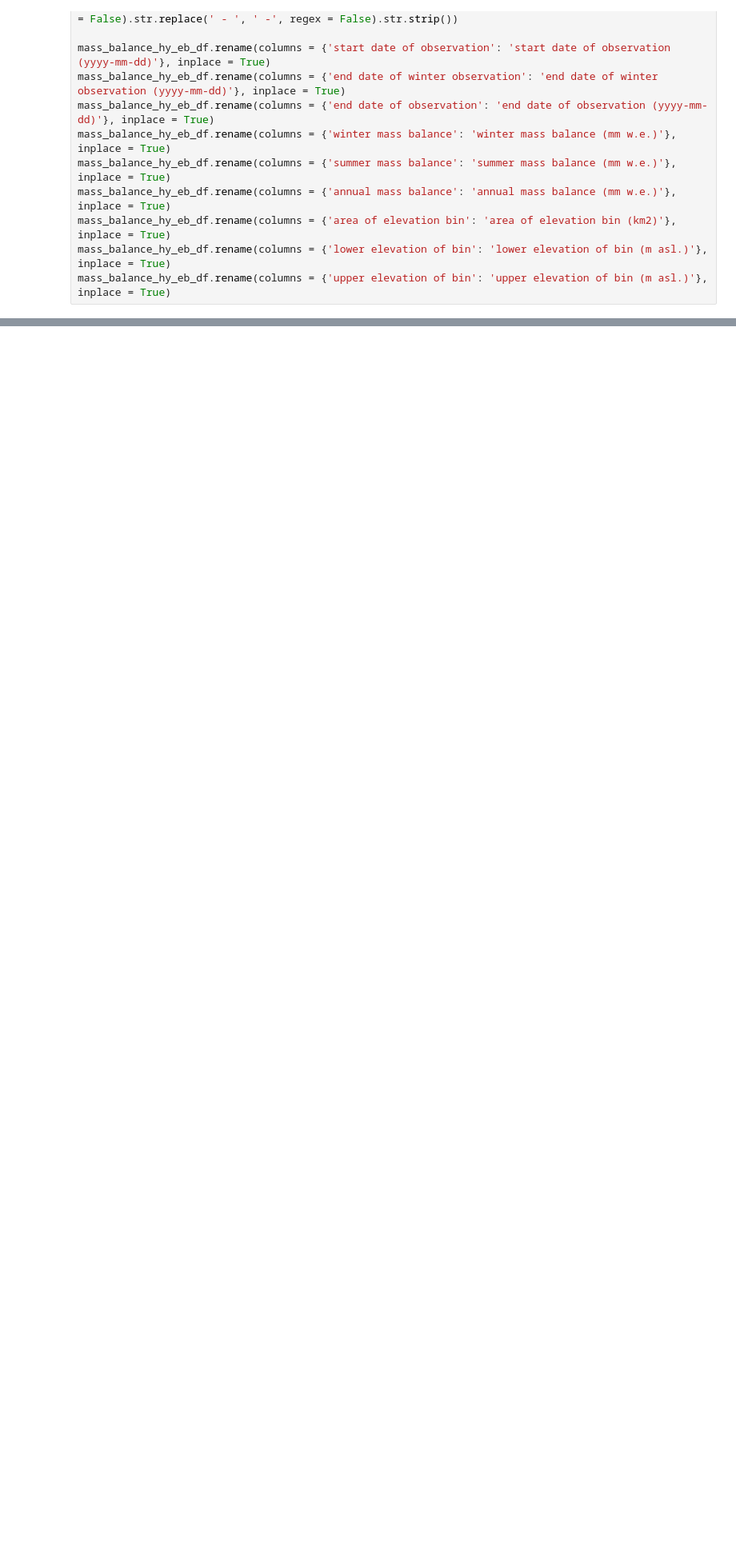
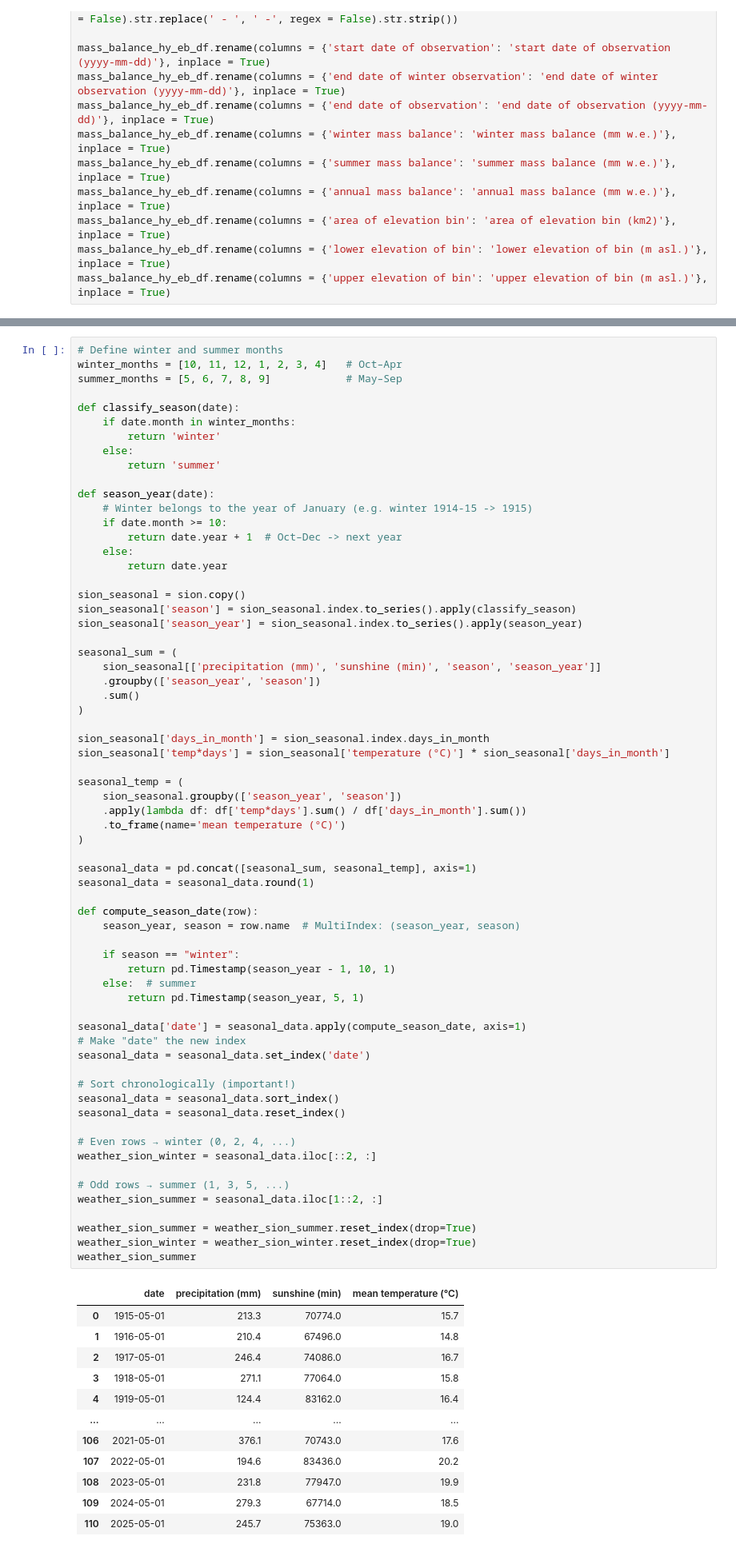
Before and after one commit to fredericvdhurk-code/project-glaciers, a Jupyter notebook: data/data_extraction.ipynb, the cells around one changed output, grey strips where cells are left out. Shown at 80% size. Drawn from its saved outputs; the diff is of its cells as text; blank space fills up the shorter version.

```diff
--- a/data/data_extraction.ipynb
+++ b/data/data_extraction.ipynb
@@ -226,0 +431,78 @@ url_precipitation_konkordia = 'https://data.geo.admin.ch/ch.meteoschweiz.ogd-tot
+# %%
+# Define winter and summer months
+winter_months = [10, 11, 12, 1, 2, 3, 4]   # Oct–Apr
+summer_months = [5, 6, 7, 8, 9]            # May–Sep
+
+def classify_season(date):
+    if date.month in winter_months:
+        return 'winter'
+    else:
+        return 'summer'
+
+def season_year(date):
+    # Winter belongs to the year of January (e.g. winter 1914-15 -> 1915)
+    if date.month >= 10:
+        return date.year + 1  # Oct–Dec -> next year
+    else:
+        return date.year
+
+sion_seasonal = sion.copy()
+sion_seasonal['season'] = sion_seasonal.index.to_series().apply(classify_season)
+sion_seasonal['season_year'] = sion_seasonal.index.to_series().apply(season_year)
+
+seasonal_sum = (
+    sion_seasonal[['precipitation (mm)', 'sunshine (min)', 'season', 'season_year']]
+    .groupby(['season_year', 'season'])
+    .sum()
+)
+
+sion_seasonal['days_in_month'] = sion_seasonal.index.days_in_month
+sion_seasonal['temp*days'] = sion_seasonal['temperature (°C)'] * sion_seasonal['days_in_month']
+
+seasonal_temp = (
+    sion_seasonal.groupby(['season_year', 'season'])
+    .apply(lambda df: df['temp*days'].sum() / df['days_in_month'].sum())
+    .to_frame(name='mean temperature (°C)')
+)
+
+seasonal_data = pd.concat([seasonal_sum, seasonal_temp], axis=1)
+seasonal_data = seasonal_data.round(1)
+
+def compute_season_date(row):
+    season_year, season = row.name  # MultiIndex: (season_year, season)
+
+    if season == "winter":
+        return pd.Timestamp(season_year - 1, 10, 1)
+    else:  # summer
+        return pd.Timestamp(season_year, 5, 1)
+
+seasonal_data['date'] = seasonal_data.apply(compute_season_date, axis=1)
+# Make "date" the new index
+seasonal_data = seasonal_data.set_index('date')
+
+# Sort chronologically (important!)
+seasonal_data = seasonal_data.sort_index()
+seasonal_data = seasonal_data.reset_index()
+
+# Even rows → winter (0, 2, 4, ...)
+weather_sion_winter = seasonal_data.iloc[::2, :]
+
+# Odd rows → summer (1, 3, 5, ...)
+weather_sion_summer = seasonal_data.iloc[1::2, :]
+
+weather_sion_summer = weather_sion_summer.reset_index(drop=True)
+weather_sion_winter = weather_sion_winter.reset_index(drop=True)
+weather_sion_summer
+# %% [output]
+|  | date | precipitation (mm) | sunshine (min) | mean temperature (°C) |
+| 0 | 1915-05-01 | 213.3 | 70774.0 | 15.7 |
+| 1 | 1916-05-01 | 210.4 | 67496.0 | 14.8 |
+| 2 | 1917-05-01 | 246.4 | 74086.0 | 16.7 |
+| 3 | 1918-05-01 | 271.1 | 77064.0 | 15.8 |
+| 4 | 1919-05-01 | 124.4 | 83162.0 | 16.4 |
+| ... | ... | ... | ... | ... |
+| 106 | 2021-05-01 | 376.1 | 70743.0 | 17.6 |
+| 107 | 2022-05-01 | 194.6 | 83436.0 | 20.2 |
+| 108 | 2023-05-01 | 231.8 | 77947.0 | 19.9 |
+| 109 | 2024-05-01 | 279.3 | 67714.0 | 18.5 |
+| 110 | 2025-05-01 | 245.7 | 75363.0 | 19.0 |
```
Also changed, not shown: parts of 16 cells of this notebook, 14 other files.
